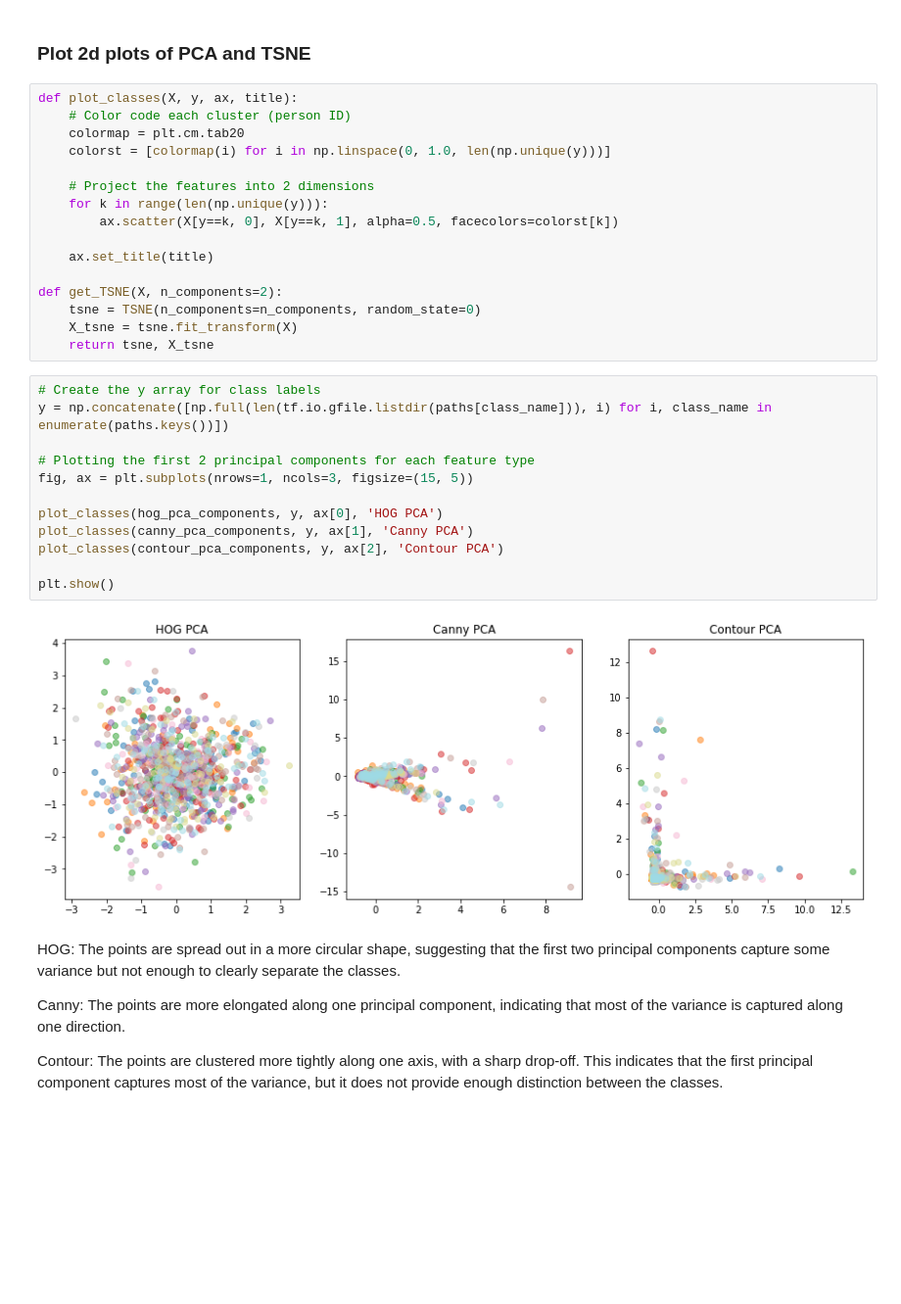
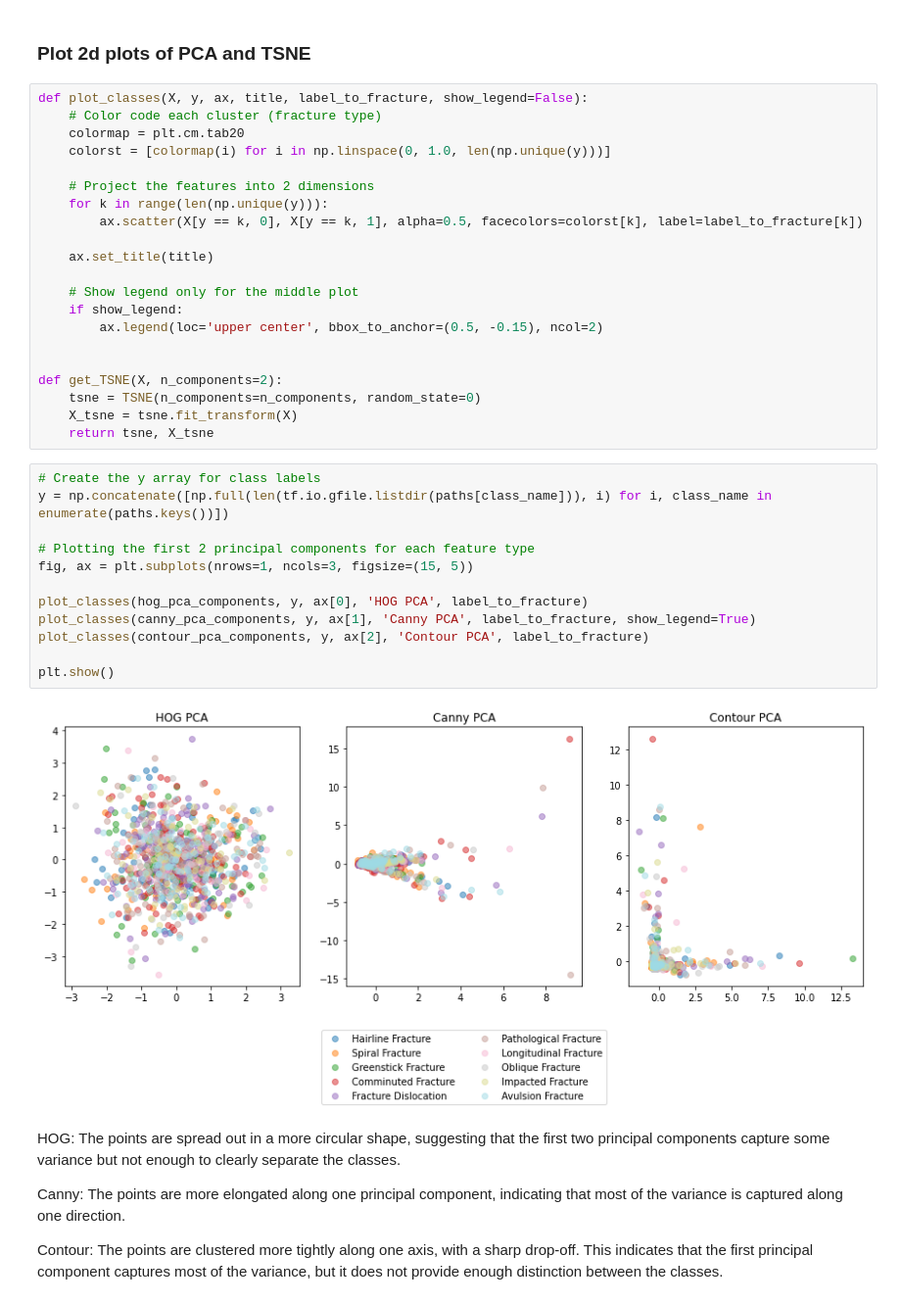
Before and after one commit to davidsolow/fracture-classification, a Jupyter notebook: notebooks/pca_tsne_v2.ipynb, the cells around one changed output. Shown at 98% size. Drawn from its saved outputs; the diff is of its cells as text; blank space fills up the shorter version.

```diff
--- a/notebooks/pca_tsne_v2.ipynb
+++ b/notebooks/pca_tsne_v2.ipynb
@@ -437,16 +437,21 @@ plot_explained_variance(pca_contour, 'Combined - Contour')
 # %% [markdown]
 ### Plot 2d plots of PCA and TSNE
 # %%
-def plot_classes(X, y, ax, title):
-    # Color code each cluster (person ID)
+def plot_classes(X, y, ax, title, label_to_fracture, show_legend=False):
+    # Color code each cluster (fracture type)
     colormap = plt.cm.tab20
     colorst = [colormap(i) for i in np.linspace(0, 1.0, len(np.unique(y)))]
 
     # Project the features into 2 dimensions
     for k in range(len(np.unique(y))):
-        ax.scatter(X[y==k, 0], X[y==k, 1], alpha=0.5, facecolors=colorst[k])
+        ax.scatter(X[y == k, 0], X[y == k, 1], alpha=0.5, facecolors=colorst[k], label=label_to_fracture[k])
 
     ax.set_title(title)
+
+    # Show legend only for the middle plot
+    if show_legend:
+        ax.legend(loc='upper center', bbox_to_anchor=(0.5, -0.15), ncol=2)
+
 
 def get_TSNE(X, n_components=2):
     tsne = TSNE(n_components=n_components, random_state=0)
@@ -455,17 +460,17 @@ def get_TSNE(X, n_components=2):
 # %%
 # Create the y array for class labels
 y = np.concatenate([np.full(len(tf.io.gfile.listdir(paths[class_name])), i) for i, class_name in enumerate(paths.keys())])
 
 # Plotting the first 2 principal components for each feature type
 fig, ax = plt.subplots(nrows=1, ncols=3, figsize=(15, 5))
 
-plot_classes(hog_pca_components, y, ax[0], 'HOG PCA')
-plot_classes(canny_pca_components, y, ax[1], 'Canny PCA')
-plot_classes(contour_pca_components, y, ax[2], 'Contour PCA')
+plot_classes(hog_pca_components, y, ax[0], 'HOG PCA', label_to_fracture)
+plot_classes(canny_pca_components, y, ax[1], 'Canny PCA', label_to_fracture, show_legend=True)
+plot_classes(contour_pca_components, y, ax[2], 'Contour PCA', label_to_fracture)
 
 plt.show()
 # %% [output]
-[figure, old version]
+[figure, new version]
 # %% [markdown]
 HOG: The points are spread out in a more circular shape, suggesting that the first two principal components capture some variance but not enough to clearly separate the classes.
 
```
Also changed, not shown: parts of 1 cell of this notebook.
